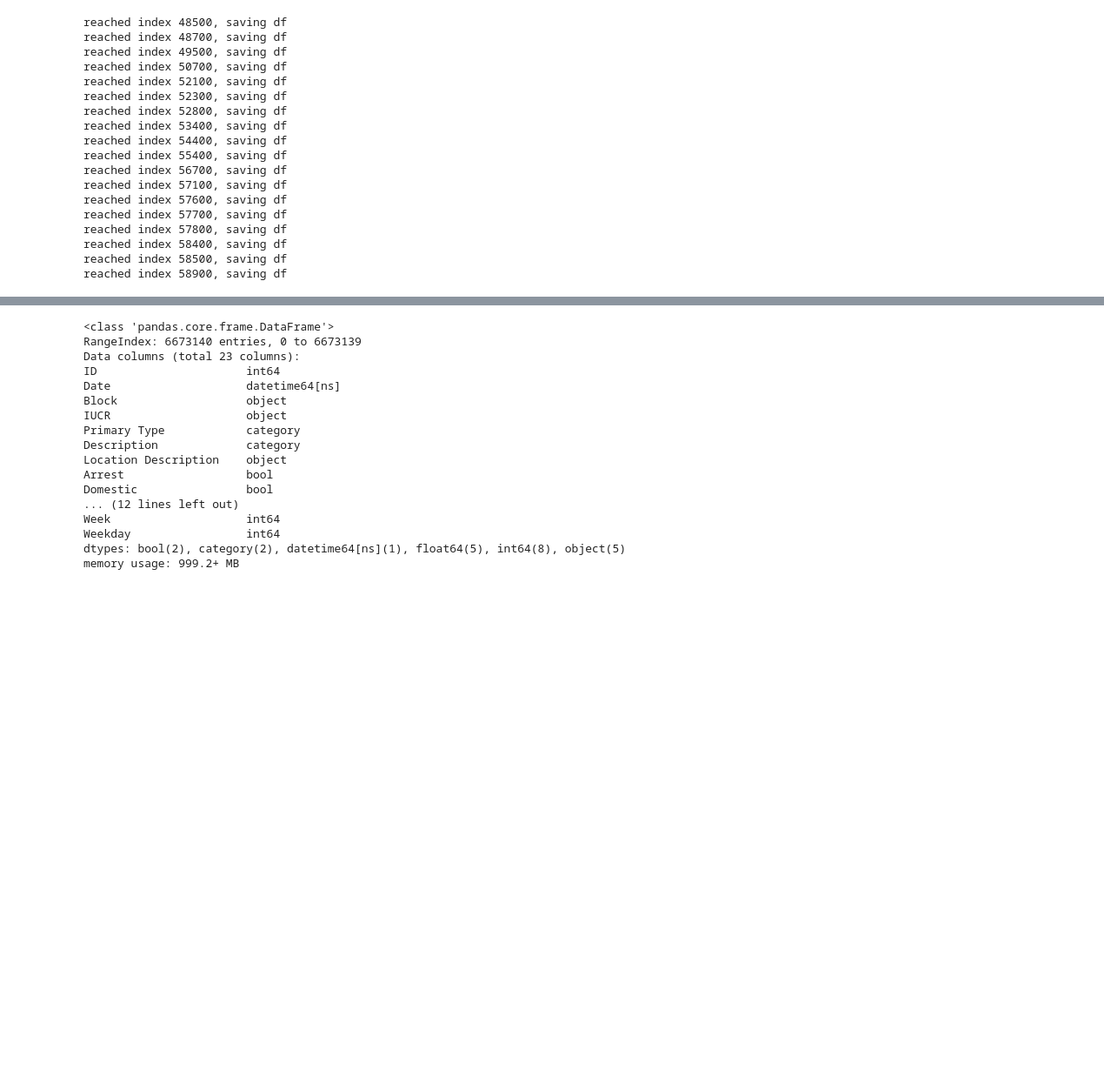
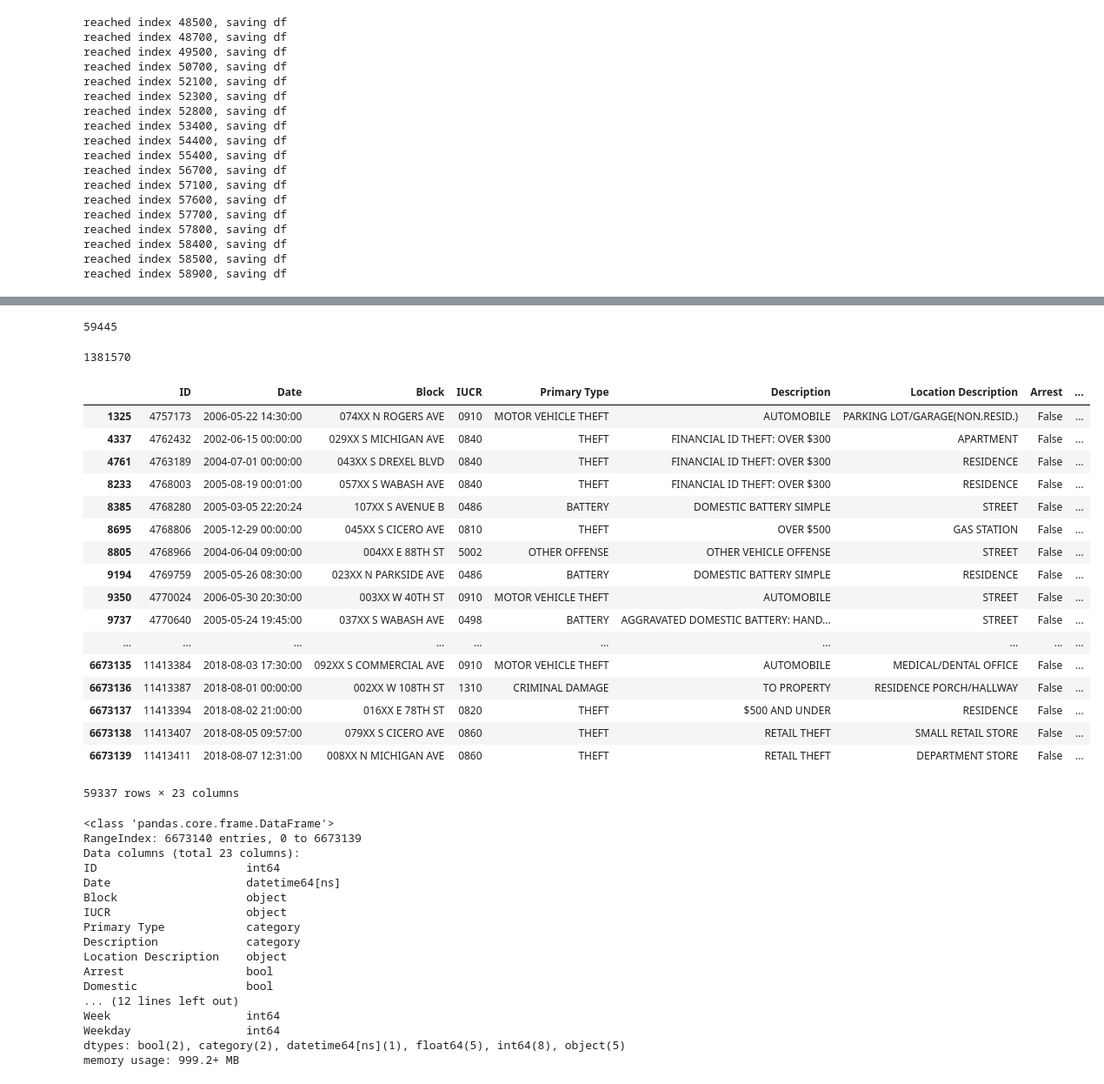
Before and after one commit to MattTriano/Chicago_Crimes, a Jupyter notebook: Chicago_Crime_Exploration.ipynb, the cells around one changed output, grey strips where cells are left out. Shown at 87% size. Saved outputs shown, nothing was run; the diff lists cells and outputs as text; code cells hidden in the pictures; blank space fills up the shorter version.

```diff
--- a/Chicago_Crime_Exploration.ipynb
+++ b/Chicago_Crime_Exploration.ipynb
@@ -242,3 +350,32 @@ addrs_df.to_csv(OUT_PATH, index=False)
+# %%
+tmp['Latitude_x'].isnull().sum()
+# %% [output]
+59445
+# %%
+tmp['Latitude_y'].isnull().sum()
+# %% [output]
+1381570
+# %%
+chi_crimes[chi_crimes['Latitude'].isnull()]
+# %% [output]
+|  | ID | Date | Block | IUCR | Primary Type | Description | Location Description | Arrest | ... |
+| 1325 | 4757173 | 2006-05-22 14:30:00 | 074XX N ROGERS AVE | 0910 | MOTOR VEHICLE THEFT | AUTOMOBILE | PARKING LOT/GARAGE(NON.RESID.) | False | ... |
+| 4337 | 4762432 | 2002-06-15 00:00:00 | 029XX S MICHIGAN AVE | 0840 | THEFT | FINANCIAL ID THEFT: OVER $300 | APARTMENT | False | ... |
+| 4761 | 4763189 | 2004-07-01 00:00:00 | 043XX S DREXEL BLVD | 0840 | THEFT | FINANCIAL ID THEFT: OVER $300 | RESIDENCE | False | ... |
+| 8233 | 4768003 | 2005-08-19 00:01:00 | 057XX S WABASH AVE | 0840 | THEFT | FINANCIAL ID THEFT: OVER $300 | RESIDENCE | False | ... |
+| 8385 | 4768280 | 2005-03-05 22:20:24 | 107XX S AVENUE B | 0486 | BATTERY | DOMESTIC BATTERY SIMPLE | STREET | False | ... |
+| 8695 | 4768806 | 2005-12-29 00:00:00 | 045XX S CICERO AVE | 0810 | THEFT | OVER $500 | GAS STATION | False | ... |
+| 8805 | 4768966 | 2004-06-04 09:00:00 | 004XX E 88TH ST | 5002 | OTHER OFFENSE | OTHER VEHICLE OFFENSE | STREET | False | ... |
+| 9194 | 4769759 | 2005-05-26 08:30:00 | 023XX N PARKSIDE AVE | 0486 | BATTERY | DOMESTIC BATTERY SIMPLE | RESIDENCE | False | ... |
+| 9350 | 4770024 | 2006-05-30 20:30:00 | 003XX W 40TH ST | 0910 | MOTOR VEHICLE THEFT | AUTOMOBILE | STREET | False | ... |
+| 9737 | 4770640 | 2005-05-24 19:45:00 | 037XX S WABASH AVE | 0498 | BATTERY | AGGRAVATED DOMESTIC BATTERY: HAND... | STREET | False | ... |
+| ... | ... | ... | ... | ... | ... | ... | ... | ... | ... |
+| 6673135 | 11413384 | 2018-08-03 17:30:00 | 092XX S COMMERCIAL AVE | 0910 | MOTOR VEHICLE THEFT | AUTOMOBILE | MEDICAL/DENTAL OFFICE | False | ... |
+| 6673136 | 11413387 | 2018-08-01 00:00:00 | 002XX W 108TH ST | 1310 | CRIMINAL DAMAGE | TO PROPERTY | RESIDENCE PORCH/HALLWAY | False | ... |
+| 6673137 | 11413394 | 2018-08-02 21:00:00 | 016XX E 78TH ST | 0820 | THEFT | $500 AND UNDER | RESIDENCE | False | ... |
+| 6673138 | 11413407 | 2018-08-05 09:57:00 | 079XX S CICERO AVE | 0860 | THEFT | RETAIL THEFT | SMALL RETAIL STORE | False | ... |
+| 6673139 | 11413411 | 2018-08-07 12:31:00 | 008XX N MICHIGAN AVE | 0860 | THEFT | RETAIL THEFT | DEPARTMENT STORE | False | ... |
+59337 rows × 23 columns
 # %%
 chi_crimes.info()
 # %% [output]
```
Also changed, not shown: parts of 33 cells of this notebook.
